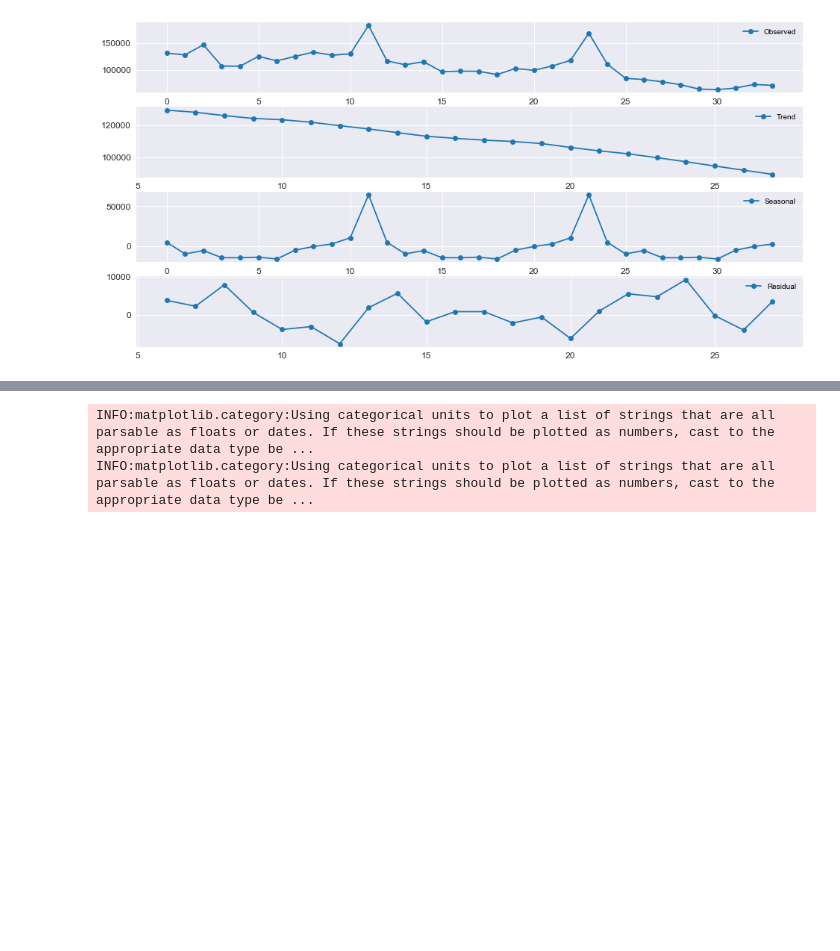
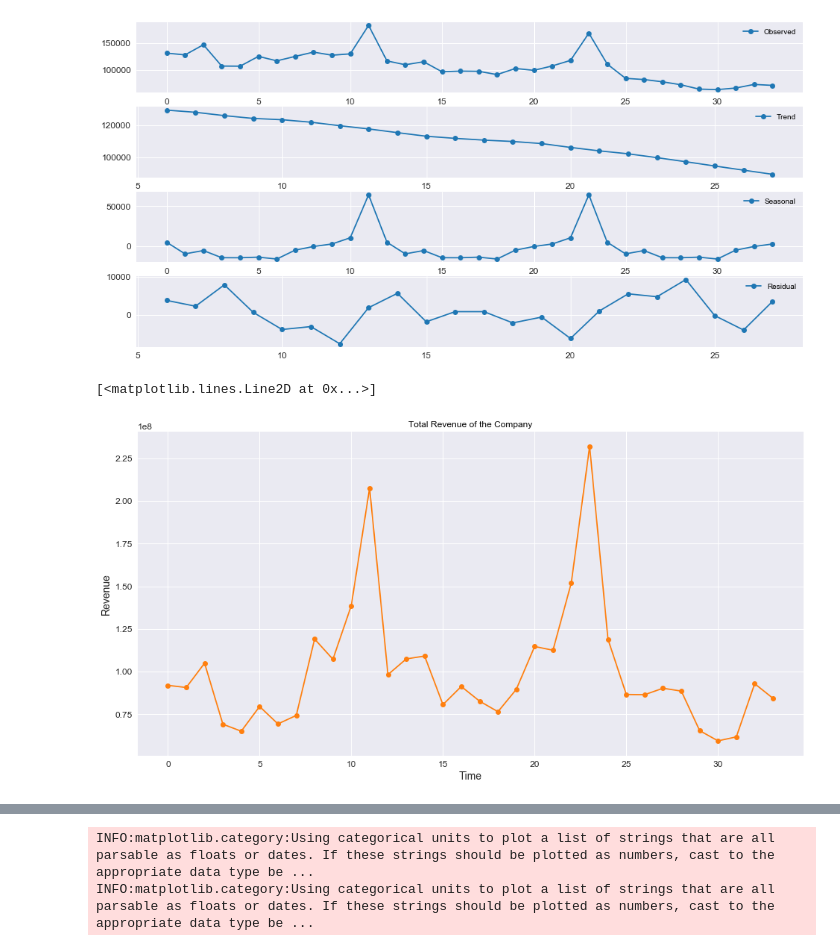
Before and after one commit to leandrocamara/future-sales-forecast, a Jupyter notebook: future-sales-forecast.ipynb, the cells around one changed output, grey strips where cells are left out. Cells and saved outputs as stored; diff of their text form; code cells hidden in the pictures; blank space fills up the shorter version.

```diff
--- a/future-sales-forecast.ipynb
+++ b/future-sales-forecast.ipynb
@@ -75,7 +77,7 @@ plt.legend()
 <matplotlib.legend.Legend at 0x...>
 [figure]
 # %%
-total_sales = sales.groupby(['date_block_num'])['item_cnt_day'].sum()
+total_sales = sales.groupby(['date_block_num'])['item_cnt_day', 'total_value'].sum()
 # %%
 plt.figure(figsize=(16,8))
 plt.xlabel('Time')
@@ -108,3 +110,12 @@ plt.legend(loc='best')
 # %% [output]
 <matplotlib.legend.Legend at 0x...>
 [figure]
+# %%
+plt.figure(figsize=(16,8))
+plt.xlabel('Time')
+plt.ylabel('Revenue')
+plt.title('Total Revenue of the Company')
+plt.plot(total_sales['total_value'], '-ok', color='tab:orange')
+# %% [output]
+[<matplotlib.lines.Line2D at 0x...>]
+[figure, added]
```
Also changed, not shown: parts of 26 cells of this notebook.
